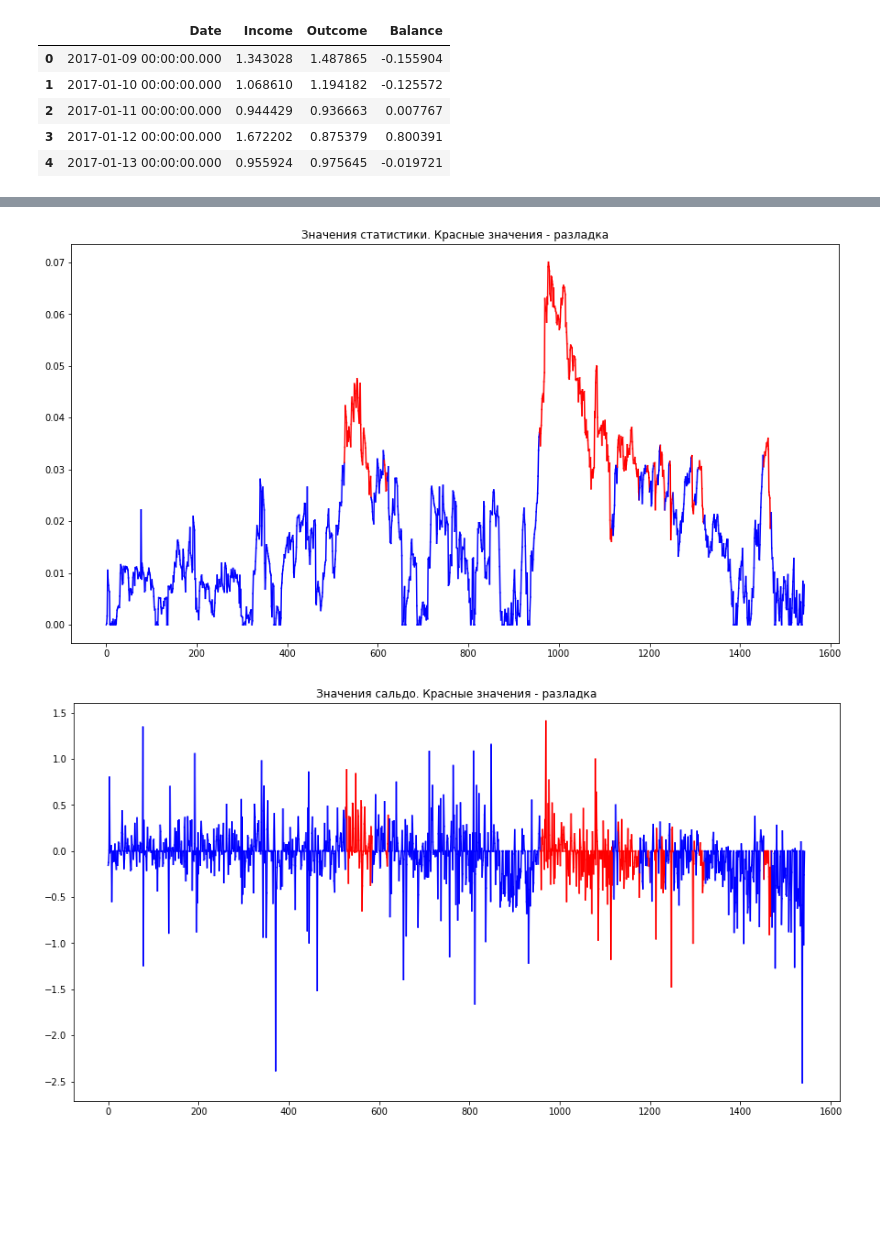
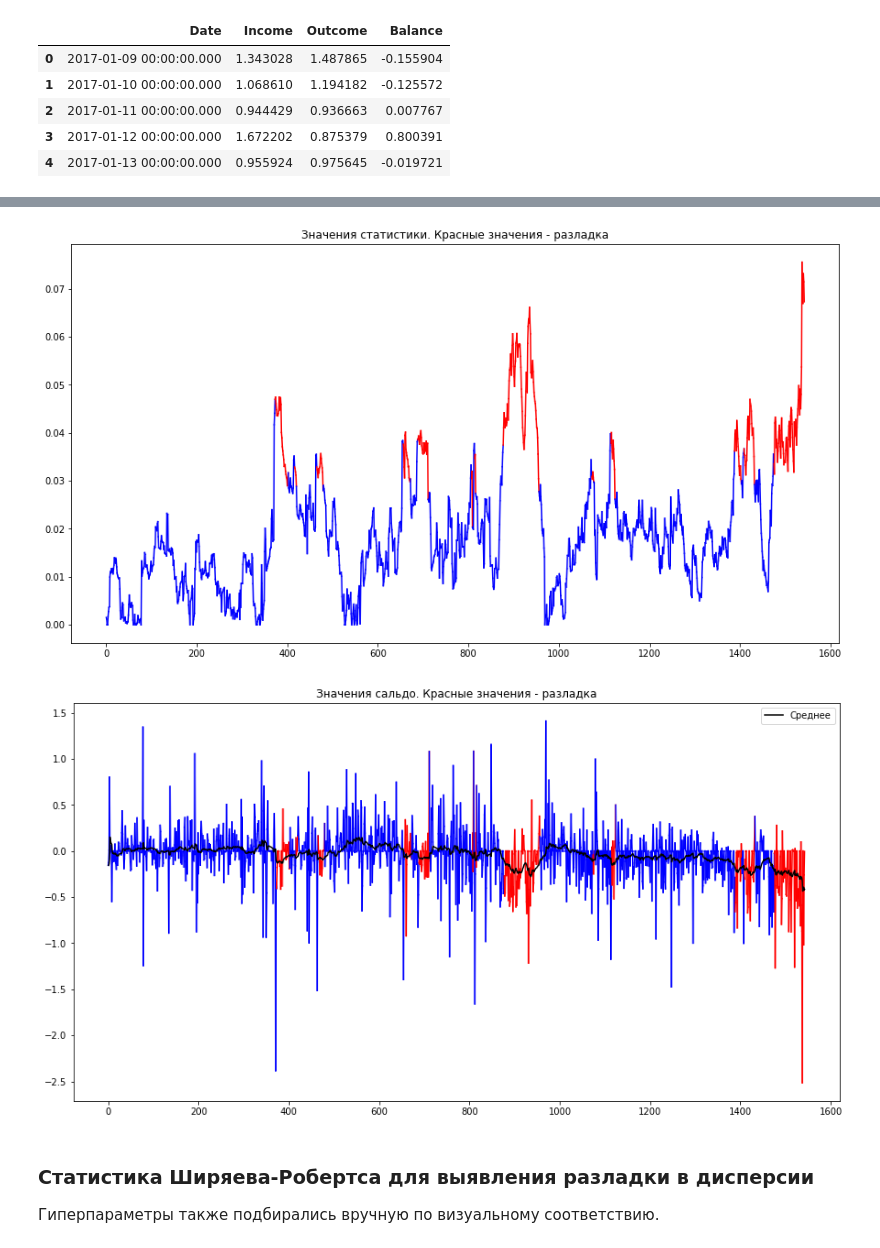
Before and after one commit to AndBoyS/hse-time-series-liquidity, a Jupyter notebook: notebooks/Breakpoint-finding.ipynb, the cells around one changed output, grey strips where cells are left out. Saved outputs shown, nothing was run; the diff lists cells and outputs as text; code cells hidden in the pictures; blank space fills up the shorter version.

```diff
--- a/notebooks/Breakpoint-finding.ipynb
+++ b/notebooks/Breakpoint-finding.ipynb
@@ -30,16 +34,19 @@ import tslib.cusum_finder as cusum_finder
 var = 1.
 alpha = 0.05
 beta = 0.005
-mean_diff = 0.01
+# рассматриваем разладки убывающие
+mean_diff = -0.01
 
 stat_trajectory = []
+mean_values = []
 
 cusum = cusum_finder.CusumFinder(alpha, beta, mean_diff,
-                              trsh=0.03, slice_length=10, breaks_max=3)
-for k, x_k in enumerate(df['Balance'].values):
+                              trsh=0.03, slice_length=5, breaks_max=3)
+for k, x_k in enumerate(data['Balance'].values):
     cusum.update(x_k)
     cusum.count_metric()
     stat_trajectory.append(cusum.metric)
+    mean_values.append(cusum.mean_hat)
 # %%
 # визуализируем статистику с порогами
 fig, ax = plt.subplots(figsize=(15,8))
@@ -51,22 +58,29 @@ for i in range(1, len(stat_trajectory)):
 
     ax.plot(x, y, color=cusum.breakpoints[i])
 
+
 plt.title('Значения статистики. Красные значения - разладка')
 plt.show()
 # %% [output]
-[figure, old version]
+[figure, new version]
 # %%
 # визуализируем сальдо с порогами
 fig, ax = plt.subplots(figsize=(15,8))
 
-for i in range(1, len(df['Balance'].values)):
+for i in range(1, len(data['Balance'].values)):
 
     x = [i-1, i]
-    y = [df['Balance'].values[i-1], df['Balance'].values[i]]
+    y = [data['Balance'].values[i-1], data['Balance'].values[i]]
 
     ax.plot(x, y, color=cusum.breakpoints[i])
 
+ax.plot([i for i in range(1, len(stat_trajectory))], mean_values[1:], color='black',label='Среднее')
 plt.title('Значения сальдо. Красные значения - разладка')
+plt.legend()
 plt.show()
 # %% [output]
-[figure, old version]
+[figure, new version]
+# %% [markdown]
+### Статистика Ширяева-Робертса для выявления разладки в дисперсии
+
+Гиперпараметры также подбирались вручную по визуальному соответствию.
```
Also changed, not shown: parts of 5 cells of this notebook, 1 other file.
